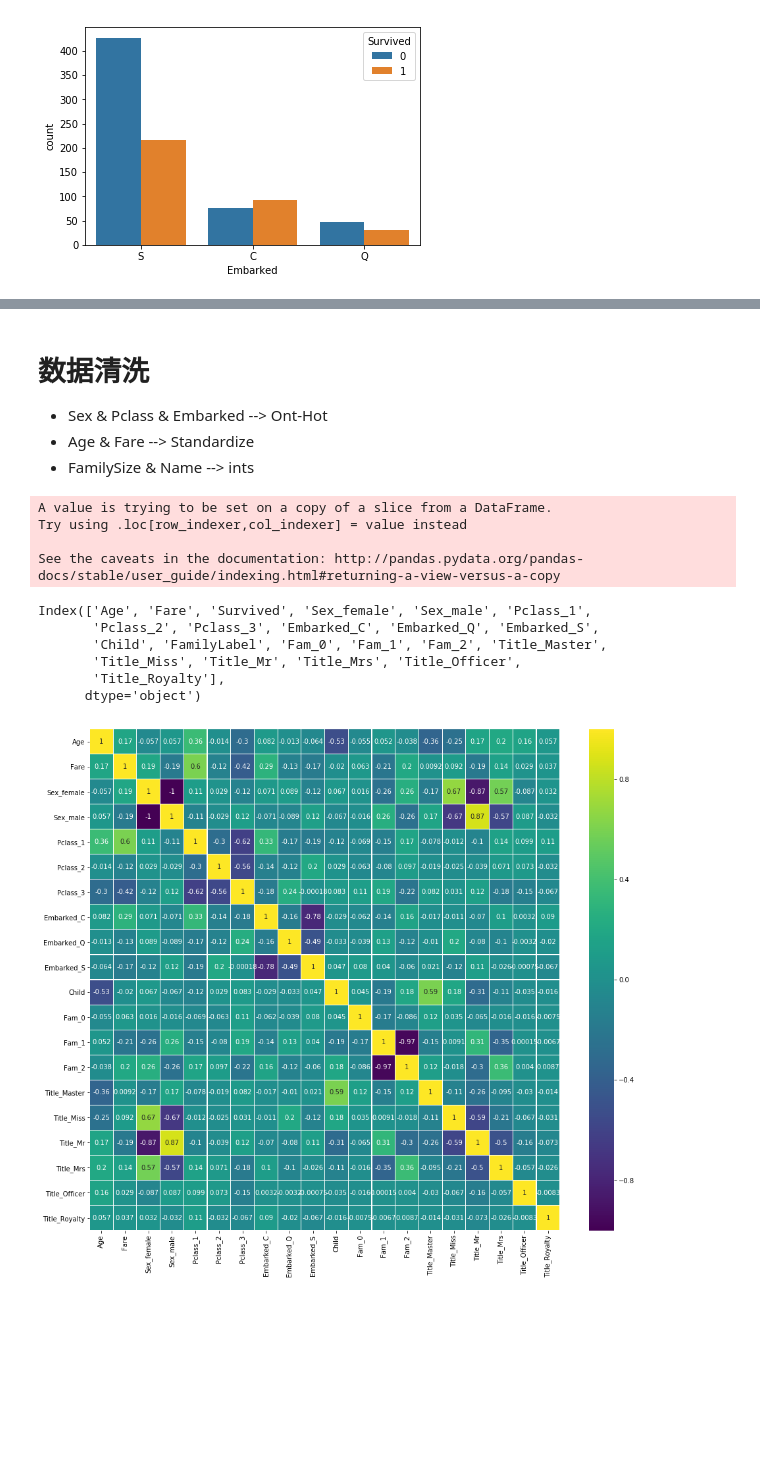
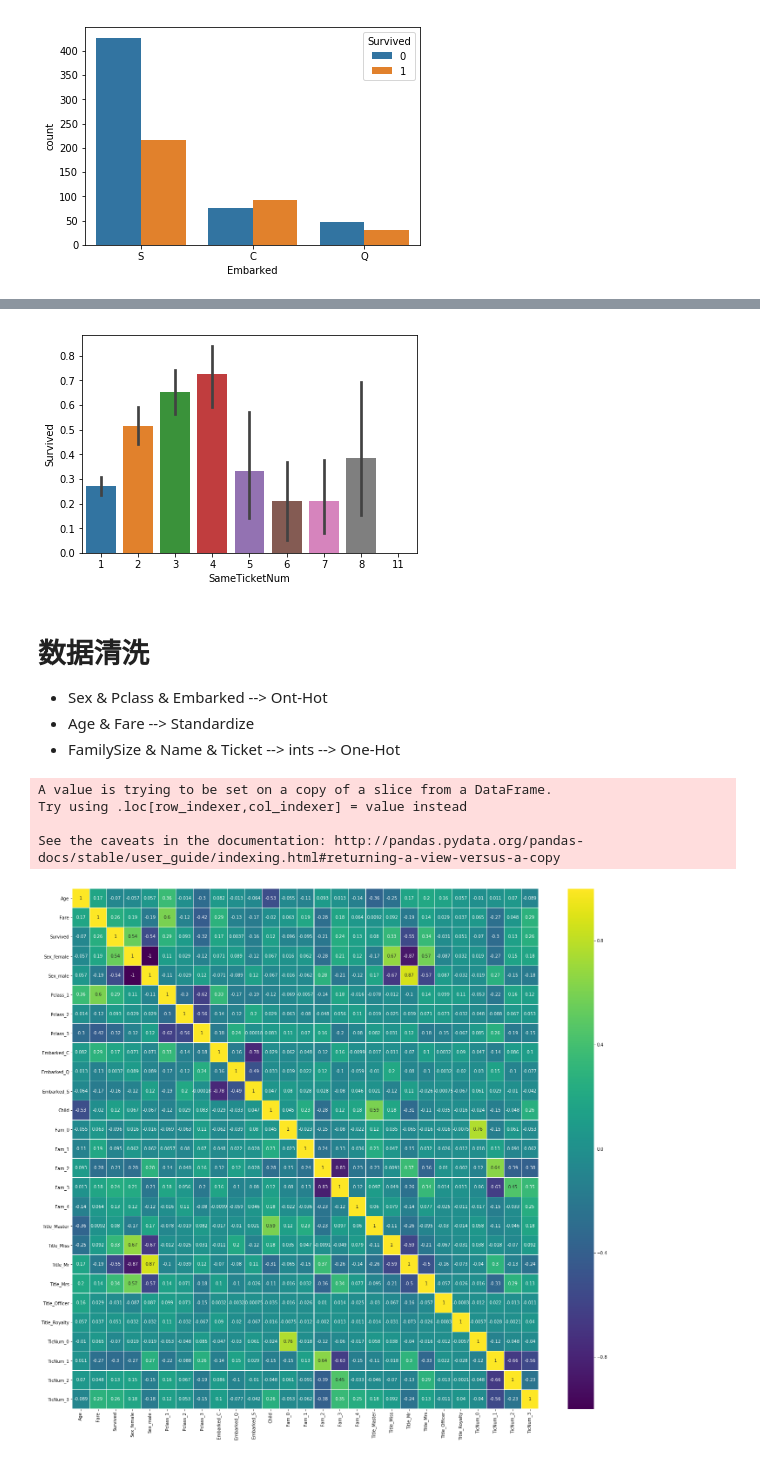
Before and after one commit to gzn00417/Titanic-Machine-Learning-from-Disaster, a Jupyter notebook: titanic.ipynb, the cells around one changed output, grey strips where cells are left out. Drawn from its saved outputs; the diff is of its cells as text; code cells hidden in the pictures; blank space fills up the shorter version.

Commit message:
Add Ticket Featrue & Adjust Params

```diff
--- a/titanic.ipynb
+++ b/titanic.ipynb
@@ -19,8 +19,8 @@ fare | Passenger fare
 cabin | Cabin number(客舱编号)
 embarked | Port of Embarkation(上船的港口编号) | C = Cherbourg, Q = Queenstown, S = Southampton
 # %%
-train = pd.read_csv("/kaggle/input/titanic/train.csv")
-test = pd.read_csv("/kaggle/input/titanic/test.csv")
+train = pd.read_csv("./kaggle/input/titanic/train.csv")
+test = pd.read_csv("./kaggle/input/titanic/test.csv")
 allData = pd.concat([train, test], ignore_index=True)
 # dataNum = train.shape[0]
 # featureNum = train.shape[1]
@@ -136,8 +132,16 @@ Index(['Age', 'Cabin', 'Embarked', 'Fare', 'Name', 'Parch', 'PassengerId',
+# %%
+TicketCnt = allData.groupby(['Ticket']).size()
+allData['SameTicketNum'] = allData['Ticket'].apply(lambda x:TicketCnt[x])
+sns.barplot(x='SameTicketNum', y='Survived', data=allData)
+plt.show()
+# allData['SameTicketNum']
+# %% [output]
+[figure, added]
 # %% [markdown]
 # 数据清洗
 - Sex & Pclass & Embarked --> Ont-Hot
 - Age & Fare --> Standardize
-- FamilySize & Name --> ints
+- FamilySize & Name & Ticket --> ints --> One-Hot
 # %%
 # Sex
 allData = allData.join(pd.get_dummies(allData['Sex'], prefix="Sex"))
@@ -164,14 +168,19 @@ See the caveats in the documentation: http://pandas.pydata.org/pandas-docs/stabl
 # %%
 # FamilySize
 def FamilyLabel(s):
-    if (s in [2,3,4]):
+    if (s == 4):
+        return 4
+    elif (s == 2 or s == 3):
+        return 3
+    elif (s == 1 or s == 7):
         return 2
-    elif (s in [1,5,6,7]):
+    elif (s == 5 or s == 6):
         return 1
     elif (s < 1 or s > 7):
         return 0
 allData['FamilyLabel'] = allData['FamilySize'].apply(FamilyLabel)
 allData = allData.join(pd.get_dummies(allData['FamilyLabel'], prefix="Fam"))
+
 # Name
 TitleLabelMap = {'Mr':1.0,
                  'Mrs':5.0,
@@ -183,10 +192,22 @@ def TitleLabel(s):
     return TitleLabelMap[s]
 # allData['TitleLabel'] = allData['Title'].apply(TitleLabel)
 allData = allData.join(pd.get_dummies(allData['Title'], prefix="Title"))
+
+# Ticket
+def TicketLabel(s):
+    if (s == 3 or s == 4):
+        return 3
+    elif (s == 2 or s == 8):
+        return 2
+    elif (s == 1 or s == 5 or s == 6 or s ==7):
+        return 1
+    elif (s < 1 or s > 8):
+        return 0
+allData['TicketLabel'] = allData['SameTicketNum'].apply(TicketLabel)
+allData = allData.join(pd.get_dummies(allData['TicketLabel'], prefix="TicNum"))
 # %%
 # 清除无用特征
-allData.drop(['Cabin', 'PassengerId', 'Ticket'], axis=1, inplace=True)
-allData.drop(['Name', 'Title', 'Sex', 'SibSp', 'Parch', 'FamilySize', 'Embarked', 'Pclass', 'Title', 'FamilyLabel'], axis=1, inplace=True)
+allData.drop(['Cabin', 'PassengerId', 'Ticket', 'Name', 'Title', 'Sex', 'SibSp', 'Parch', 'FamilySize', 'Embarked', 'Pclass', 'Title', 'FamilyLabel', 'SameTicketNum', 'TicketLabel'], axis=1, inplace=True)
 
 # 重新分割数据集
 train_data = allData[allData['Survived'].notnull()]
@@ -199,24 +220,13 @@ xTest  = test_data.drop( ['Survived'], axis=1)
 
 xTest['Fare'] = xTest['Fare'].fillna(30)
 
-allData.columns
+# allData.columns.to_list()
-# %% [output]
-Index(['Age', 'Fare', 'Survived', 'Sex_female', 'Sex_male', 'Pclass_1',
-       'Pclass_2', 'Pclass_3', 'Embarked_C', 'Embarked_Q', 'Embarked_S',
-       'Child', 'FamilyLabel', 'Fam_0', 'Fam_1', 'Fam_2', 'Title_Master',
-       'Title_Miss', 'Title_Mr', 'Title_Mrs', 'Title_Officer',
-       'Title_Royalty'],
-      dtype='object')
 # %%
 # 特征间相关性分析
-Correlation = pd.DataFrame(allData[['Age', 'Fare',
-       'Sex_female', 'Sex_male', 'Pclass_1', 'Pclass_2', 'Pclass_3',
-       'Embarked_C', 'Embarked_Q', 'Embarked_S', 'Child',
-       'Fam_0', 'Fam_1', 'Fam_2', 'Title_Master', 'Title_Miss', 'Title_Mr',
-       'Title_Mrs', 'Title_Officer', 'Title_Royalty']])
+Correlation = pd.DataFrame(allData[allData.columns.to_list()])
 colormap = plt.cm.viridis
-plt.figure(figsize=(16,14))
+plt.figure(figsize=(24,22))
 sns.heatmap(Correlation.astype(float).corr(), linewidths=0.1, vmax=1.0, cmap=colormap, linecolor='white', annot=True)
 plt.show()
 # %% [output]
-[figure, old version]
+[figure, new version]
```
Also changed, not shown: parts of 9 cells of this notebook, 2 other files.
